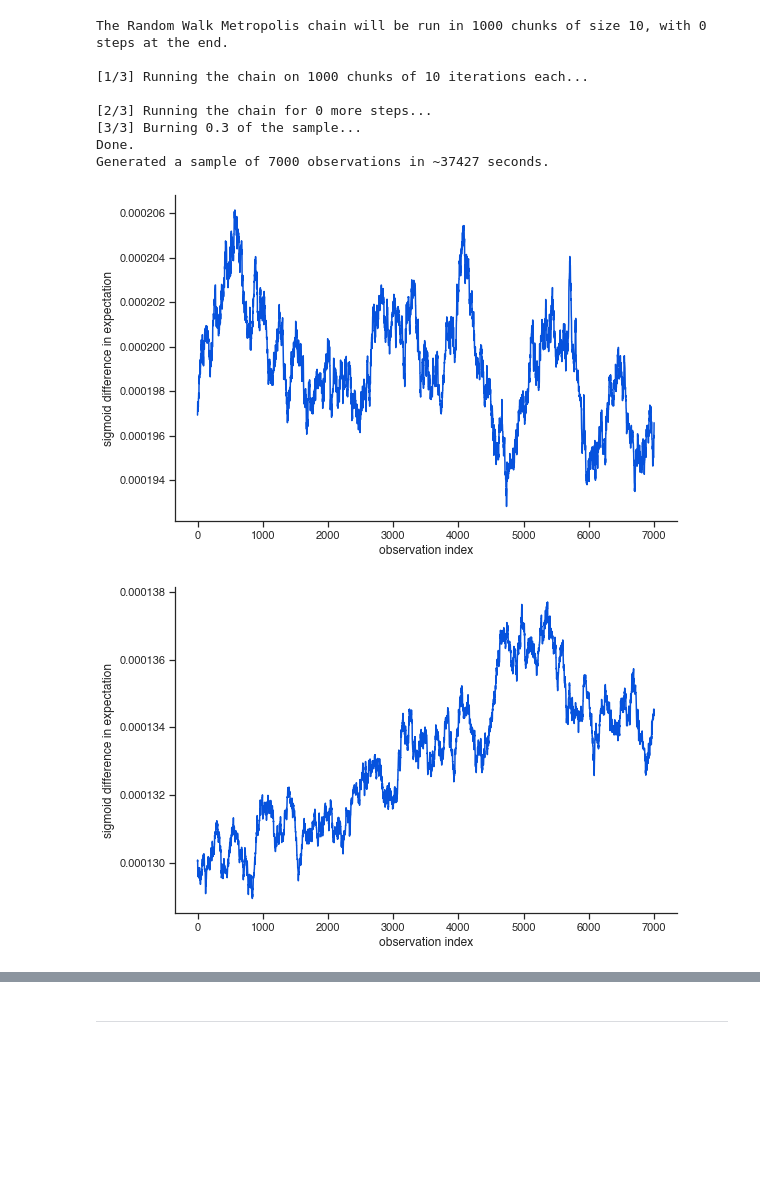
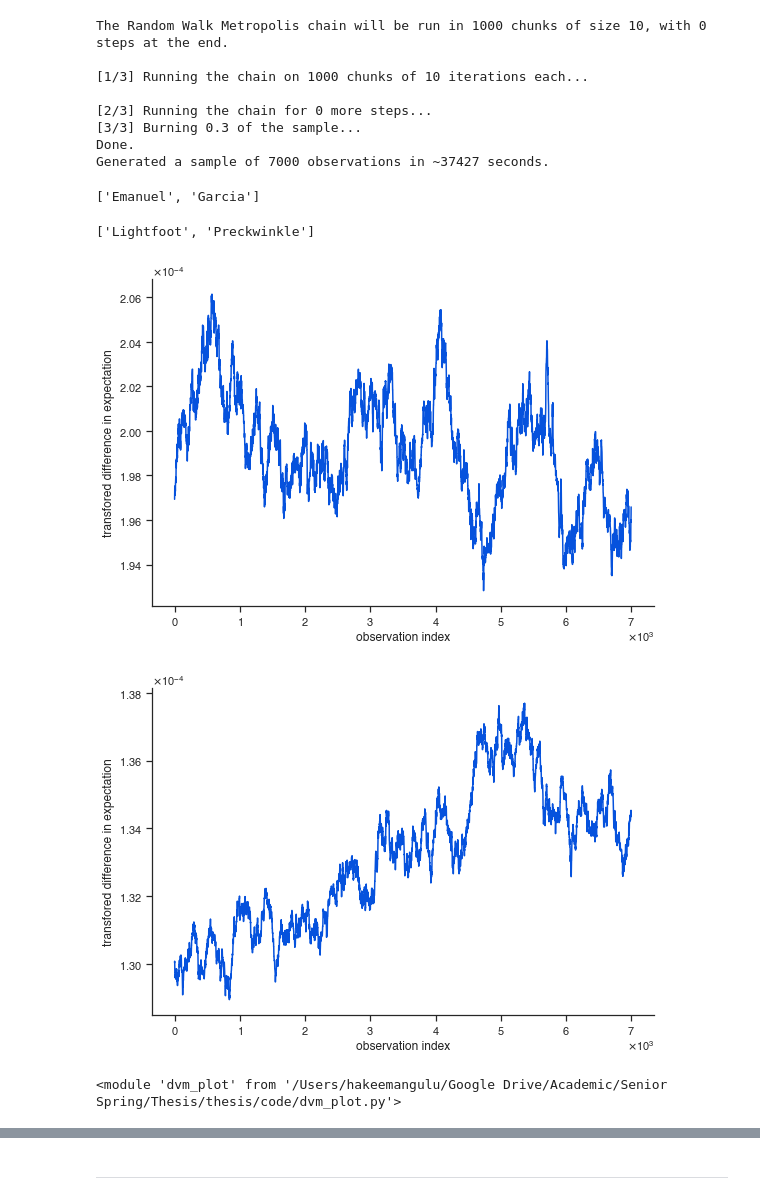
Before and after one commit to hangulu/thesis, a Jupyter notebook: code/case_experiments.ipynb, the cells around one changed output, grey strips where cells are left out. Cells and saved outputs as stored; diff of their text form; code cells hidden in the pictures; blank space fills up the shorter version.

Commit message:
new image generation

```diff
--- a/code/case_experiments.ipynb
+++ b/code/case_experiments.ipynb
@@ -93,13 +93,25 @@ The Random Walk Metropolis chain will be run in 1000 chunks of size 10, with 0 s
 [3/3] Burning 0.3 of the sample...
 Done.
 Generated a sample of 7000 observations in ~37427 seconds.
+# %%
+cm_2015_ward.candidates
+# %% [output]
+['Emanuel', 'Garcia']
+# %%
+cm_2019_ward.candidates
+# %% [output]
+['Lightfoot', 'Preckwinkle']
 # %%
-dvm_plot.trace_plot(cm_2015_ward_results['chain_results'])
+dvm_plot.trace_plot(cm_2015_ward_results['chain_results'], save=True, filename='cm_2015_ward_trace_plot')
 # %% [output]
-[figure, old version]
+[figure, new version]
 # %%
-dvm_plot.trace_plot(cm_2019_ward_results['chain_results'])
+dvm_plot.trace_plot(cm_2019_ward_results['chain_results'], save=True, filename='cm_2019_ward_trace_plot')
 # %% [output]
-[figure, old version]
+[figure, new version]
+# %%
+importlib.reload(dvm_plot)
+# %% [output]
+<module 'dvm_plot' from '/Users/hakeemangulu/Google Drive/Academic/Senior Spring/Thesis/thesis/code/dvm_plot.py'>
 # %%
 # Chicago 2015 Mayor mean PHC plot
```
Also changed, not shown: parts of 6 cells of this notebook, 44 other files.
